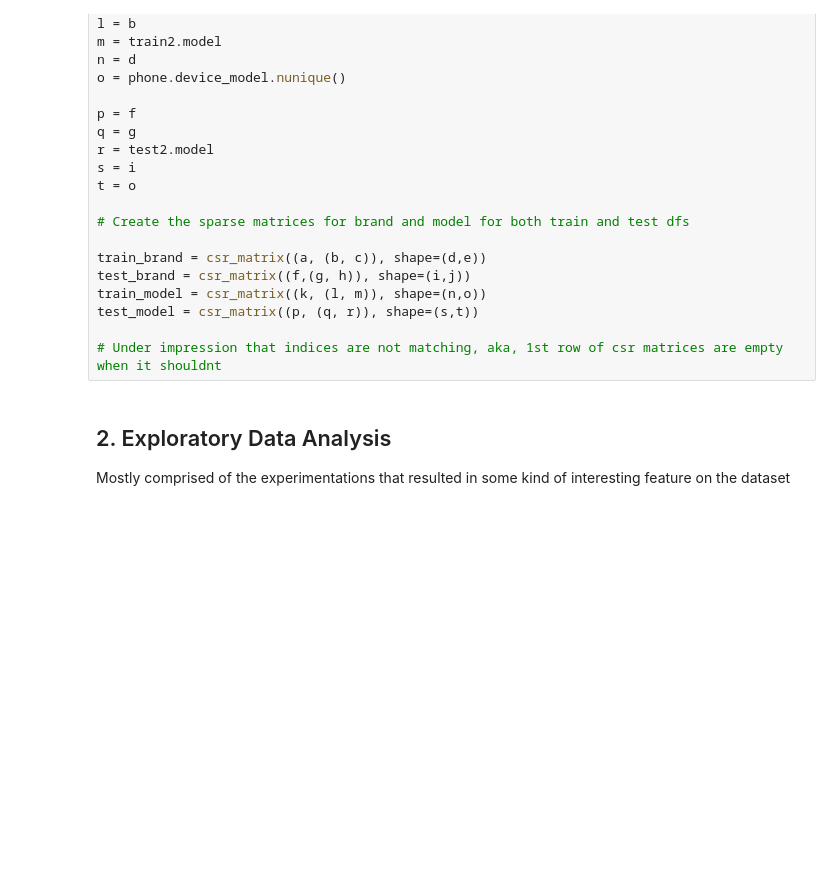
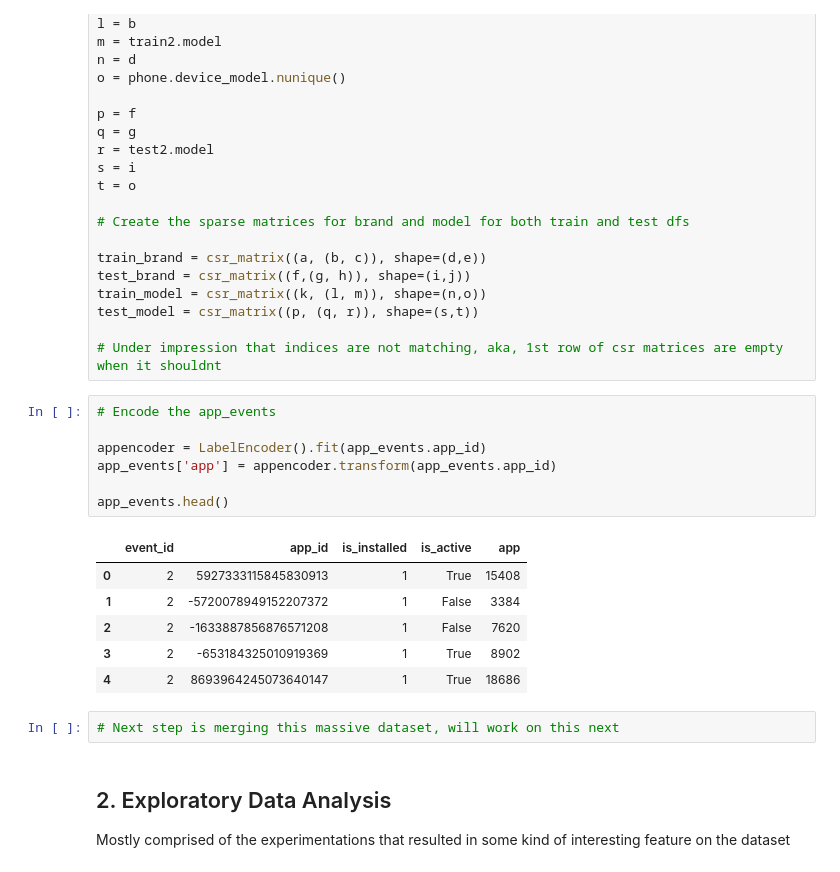
Before and after one commit to jonasca/TalkingData, a Jupyter notebook: TalkingData/08-10-16-JC-TalkingData.ipynb, the cells around one changed output. Cells and saved outputs as stored; diff of their text form; blank space fills up the shorter version.

```diff
--- a/TalkingData/08-10-16-JC-TalkingData.ipynb
+++ b/TalkingData/08-10-16-JC-TalkingData.ipynb
@@ -100,6 +100,22 @@ train_model = csr_matrix((k, (l, m)), shape=(n,o))
 test_model = csr_matrix((p, (q, r)), shape=(s,t))
 
 # Under impression that indices are not matching, aka, 1st row of csr matrices are empty when it shouldnt
+# %%
+# Encode the app_events
+
+appencoder = LabelEncoder().fit(app_events.app_id)
+app_events['app'] = appencoder.transform(app_events.app_id)
+
+app_events.head()
+# %% [output]
+|  | event_id | app_id | is_installed | is_active | app |
+| 0 | 2 | 5927333115845830913 | 1 | True | 15408 |
+| 1 | 2 | -5720078949152207372 | 1 | False | 3384 |
+| 2 | 2 | -1633887856876571208 | 1 | False | 7620 |
+| 3 | 2 | -653184325010919369 | 1 | True | 8902 |
+| 4 | 2 | 8693964245073640147 | 1 | True | 18686 |
+# %%
+# Next step is merging this massive dataset, will work on this next
 # %% [markdown]
 ## 2. Exploratory Data Analysis
 
```
